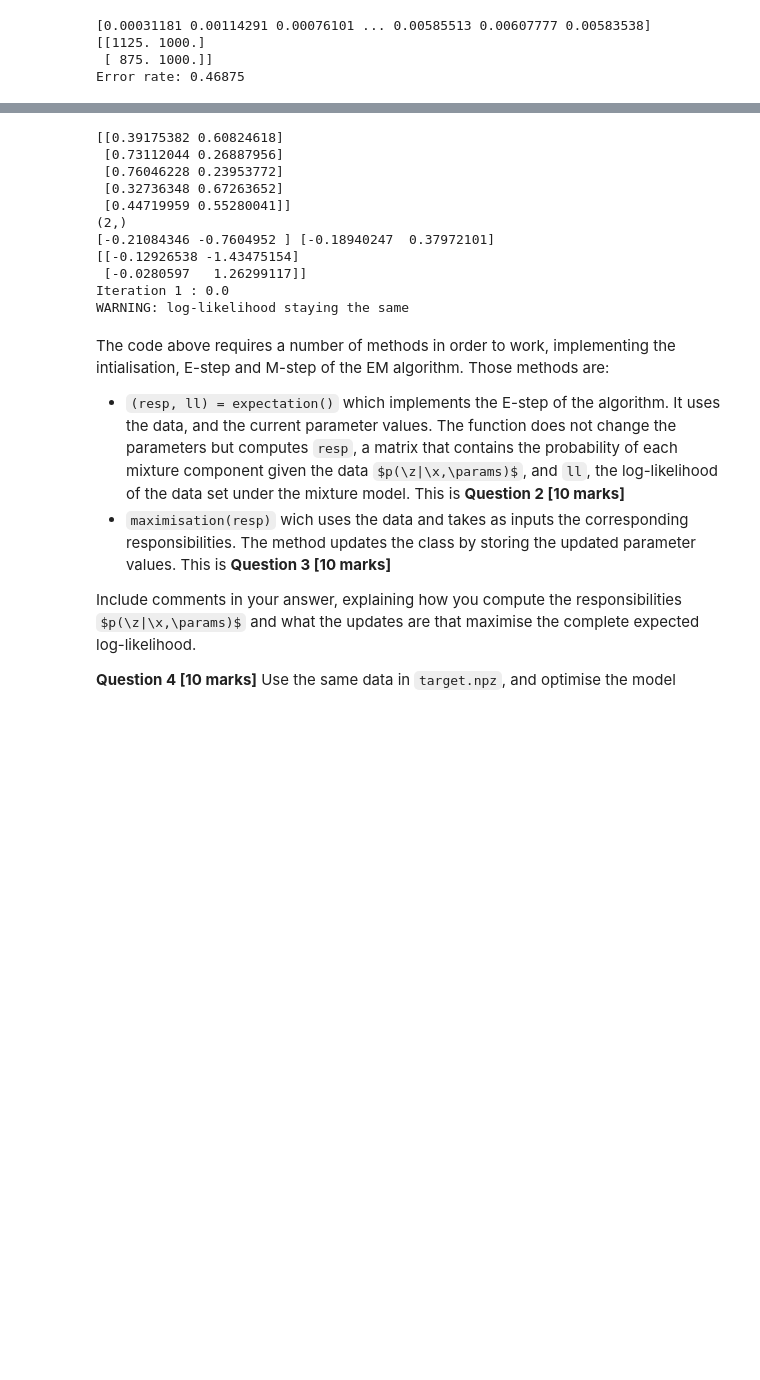
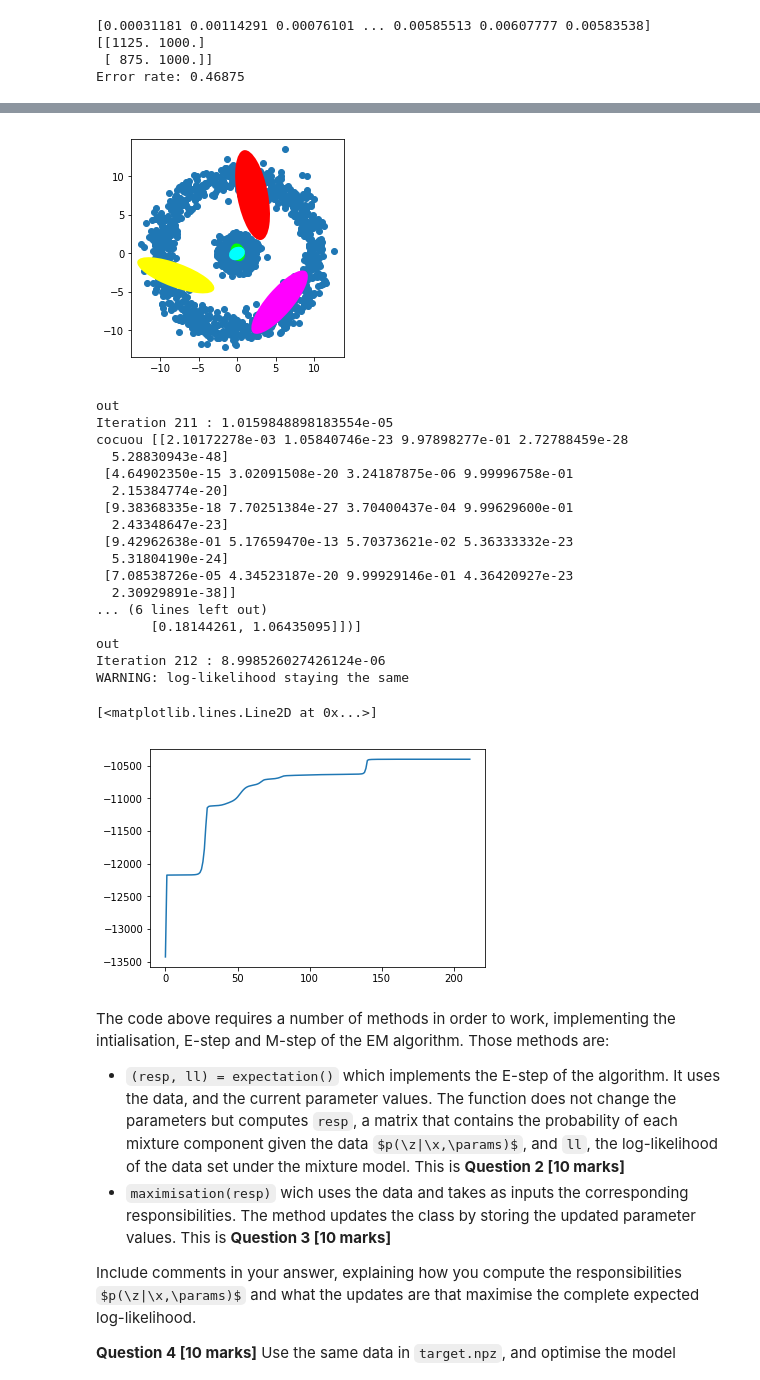
Before and after one commit to pLOPeGG/Advanced-Machine-Learning, a Jupyter notebook: LAB_2/Lab+2+-+Expectation+maximisation+2018+-+Handout.ipynb, the cells around one changed output, grey strips where cells are left out. Cells and saved outputs as stored; diff of their text form; code cells hidden in the pictures; some formulas as TeX source; blank space fills up the shorter version.

```diff
--- a/LAB_2/Lab+2+-+Expectation+maximisation+2018+-+Handout.ipynb
+++ b/LAB_2/Lab+2+-+Expectation+maximisation+2018+-+Handout.ipynb
@@ -218,10 +218,11 @@ class MoG:
         for i in range(nMix):
             self.lik.append(Gauss(mu + .3*np.random.randn(nDim),10*np.eye(nDim)))
 
-    def em(self,maxIter=100,minInc=1e-5):
+    def em(self,maxIter=1000,minInc=1e-5):
         llhist = np.zeros(maxIter)
         for iteration in range(maxIter):
             resp, ll = self.expectation()
+            print('out')
             llhist[iteration]=ll
 
             #print(iteration, llhist[:5])
@@ -238,7 +239,8 @@ class MoG:
                     break
 
             self.maximisation(resp)
-            #self.plot()
+            if iteration%10==0:
+                self.plot()
         return llhist
 
     def expectation(self):
@@ -248,9 +250,19 @@ class MoG:
         for g, p in zip(self.lik, self.pi):
             evidence += g.prob(self.data)*p
 
+
         resp = np.array([g.prob(self.data)*p/evidence for g,p in zip(self.lik, self.pi)]).T
 
-        ll = sum(np.max([g.logprob(self.data)+np.log(p) for g,p in zip(self.lik, self.pi)], axis=0))
+        ll = 0
+        prob_matrix = np.array([g.prob(self.data) for g in self.lik])
+        for n in range(self.data.shape[0]):
+            ll_i = 0
+            for k in range(self.nMix):
+                ll_i += self.pi[k] * prob_matrix[k,n]
+
+            ll += np.log(ll_i)
+
+        # ll = sum(np.max([g.logprob(self.data)+np.log(p) for g,p in zip(self.lik, self.pi)], axis=0))
 
         return np.array(resp), ll
         #return np.zeros(self.data.shape[0]),0
@@ -258,60 +270,87 @@ class MoG:
 
     def maximisation(self,resp):
 #[ANSQ3]
-        print(resp[:5])
+        print('cocuou', resp[:5])
         tot_resp = np.sum(np.array([[ri for ri in r] for r in resp]), axis=0)
-        mu_new = np.sum(np.array([[ri*x/tot_resp[i] for i, ri in enumerate(r)] for r, x in zip(resp, self.data)]), axis=0)
+
+        mu_new = []
+        for i in range(self.nMix):
+            m = np.sum(np.array([r[i]*x for r,x in zip(resp, self.data)]), axis=0)/tot_resp[i]
+            mu_new.append(m)
+
+        # mu_new = np.sum(np.array([[ri*x/tot_resp[i] for i, ri in enumerate(r)] for r, x in zip(resp, self.data)]), axis=0)
         print(self.lik[0].mu, self.lik[1].mu)
-        print(mu_new)
+        # print(mu_new)
 
         # TODO: sigma
+        sigma_new = []
+        for i in range(self.nMix):
+            s = np.sum(np.array([r[i] * np.outer(x-mu_new[i], x-mu_new[i]) for r, x in zip(resp, self.data) ]), axis=0)/tot_resp[i]
+            sigma_new.append(s)
+        print(sigma_new)
+
+        self.lik = []
+        for i in range(self.nMix):
+            self.lik.append(Gauss(mu_new[i], sigma_new[i]))
+
+
+
 
         return
 #[/ANSQ3]
 
     def plot(self):
         #return
         fig = plt.gcf()
         display.display(fig)
         display.clear_output(wait=True)
         plt.clf()
         ax = fig.add_subplot(111, aspect='equal')
         plt.scatter(self.data[:,0],self.data[:,1])
         for m in range(self.nMix):
             [val,vect] = np.linalg.eig(self.lik[m].sigma)
             e = Ellipse(xy=self.lik[m].mu, width=2*np.sqrt(val[0]), height=2*np.sqrt(val[1]), angle=180*np.arctan2(vect[0,0],vect[1,0])/np.pi)
 
             e.set_facecolor(colours[m%len(colours)])
             ax.add_artist(e)
         plt.show()
         time.sleep(.1)
 
     def likelihood(self,data):
         """Compute the marginal likelihood of the data given the mixture model, p(x|\theta), for
         all elements in `data`"""
         p = np.zeros(data.shape[0])
         for m in range(self.nMix):
             p += self.pi[m] * self.lik[m].prob(data)# normPDF(data,self.mu[m],self.sigma[m])
         return p
 
 
-mog = MoG(A,2)
+mog = MoG(A,5)
 llhist = mog.em()
 
-#plt.figure()
-#plt.plot(llhist)
+plt.figure()
+plt.plot(llhist)
 # %% [output]
+[figure, added]
-[[0.39175382 0.60824618]
- [0.73112044 0.26887956]
- [0.76046228 0.23953772]
- [0.32736348 0.67263652]
- [0.44719959 0.55280041]]
-(2,)
-[-0.21084346 -0.7604952 ] [-0.18940247  0.37972101]
-[[-0.12926538 -1.43475154]
- [-0.0280597   1.26299117]]
-Iteration 1 : 0.0
+out
+Iteration 211 : 1.0159848898183554e-05
+cocuou [[2.10172278e-03 1.05840746e-23 9.97898277e-01 2.72788459e-28
+  5.28830943e-48]
+ [4.64902350e-15 3.02091508e-20 3.24187875e-06 9.99996758e-01
+  2.15384774e-20]
+ [9.38368335e-18 7.70251384e-27 3.70400437e-04 9.99629600e-01
+  2.43348647e-23]
+ [9.42962638e-01 5.17659470e-13 5.70373621e-02 5.36333332e-23
+  5.31804190e-24]
+ [7.08538726e-05 4.34523187e-20 9.99929146e-01 4.36420927e-23
+  2.30929891e-38]]
+... (6 lines left out)
+       [0.18144261, 1.06435095]])]
+out
+Iteration 212 : 8.998526027426124e-06
 WARNING: log-likelihood staying the same
+[<matplotlib.lines.Line2D at 0x...>]
+[figure, added]
 # %% [markdown]
 The code above requires a number of methods in order to work,
 implementing the intialisation, E-step and M-step of the EM
```
Also changed, not shown: parts of 1 cell of this notebook, 6 other files.
